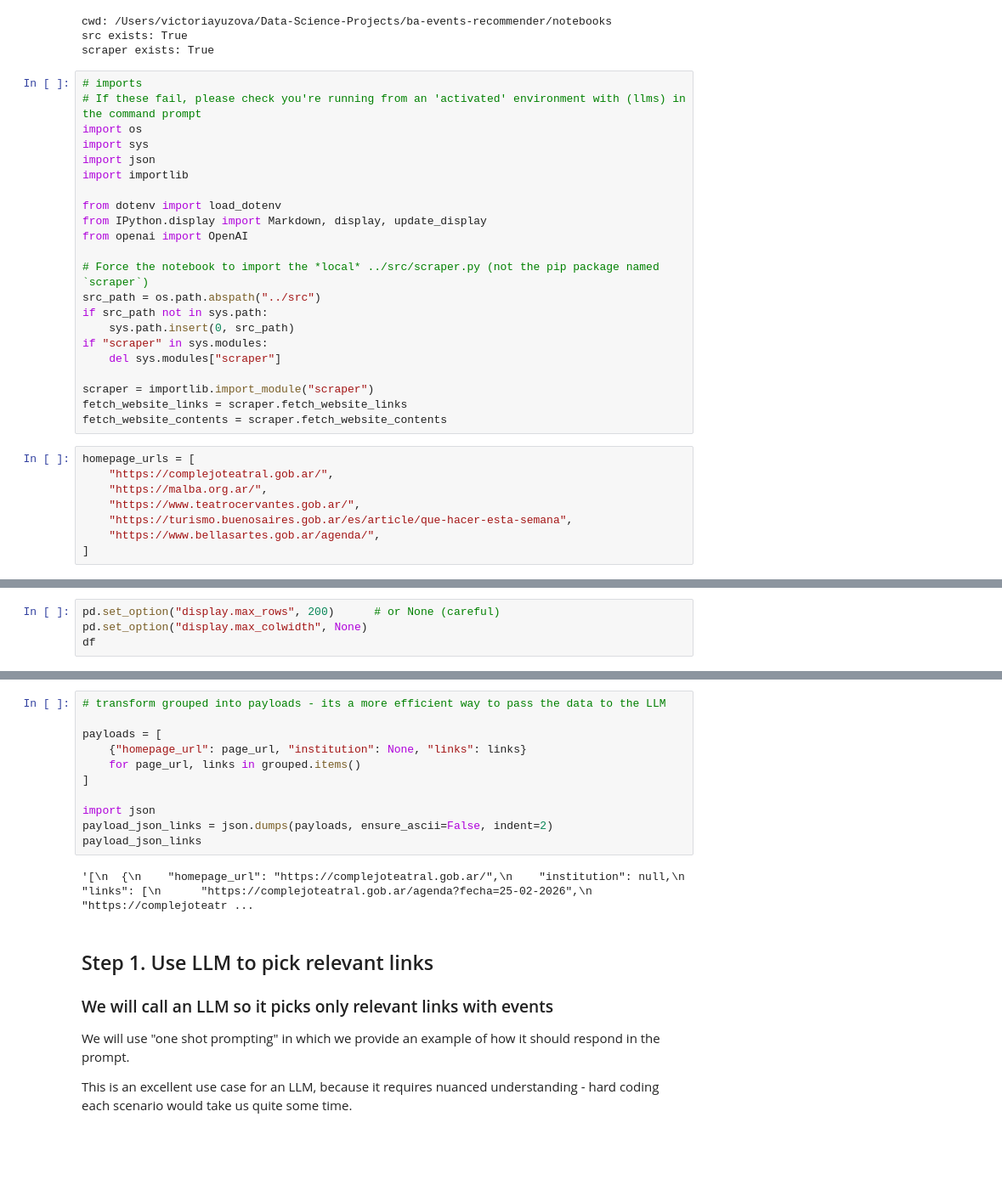
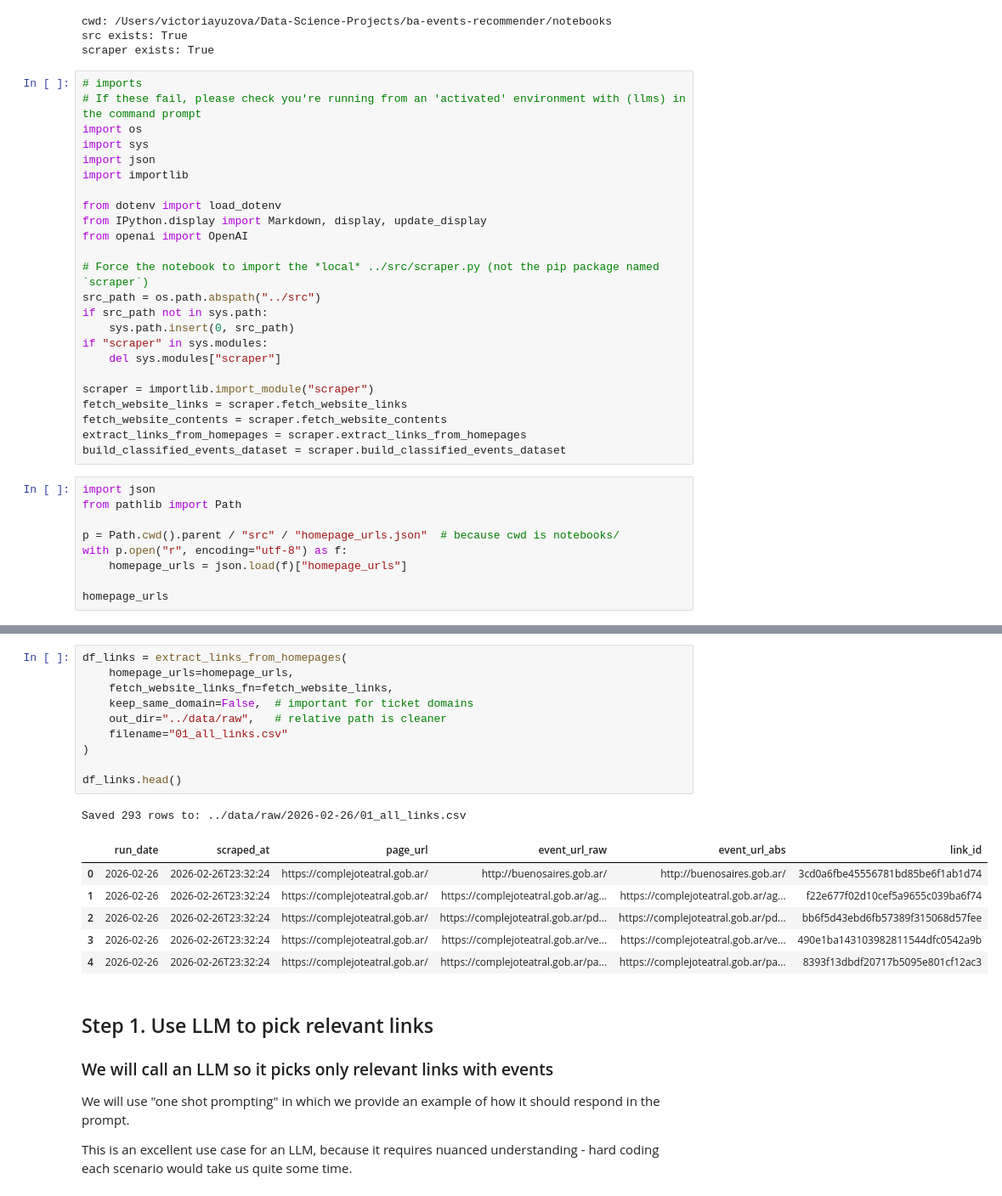
Before and after one commit to victoria-yuzova/ba-events-recommender, a Jupyter notebook: notebooks/2026-02-17- BA Culture Events Scrapper.ipynb, the cells around one changed output, grey strips where cells are left out. Shown at 85% size. Cells and saved outputs as stored; diff of their text form; blank space fills up the shorter version.

Commit message:
building basic events pipeline in 3 steps, removing unnecesary parts

```diff
--- a/notebooks/2026-02-17- BA Culture Events Scrapper.ipynb
+++ b/notebooks/2026-02-17- BA Culture Events Scrapper.ipynb
@@ -35,11 +35,14 @@ if "scraper" in sys.modules:
 scraper = importlib.import_module("scraper")
 fetch_website_links = scraper.fetch_website_links
 fetch_website_contents = scraper.fetch_website_contents
+extract_links_from_homepages = scraper.extract_links_from_homepages
+build_classified_events_dataset = scraper.build_classified_events_dataset
 # %%
-homepage_urls = [
-    "https://complejoteatral.gob.ar/",
-    "https://malba.org.ar/",
-    "https://www.teatrocervantes.gob.ar/",
-    "https://turismo.buenosaires.gob.ar/es/article/que-hacer-esta-semana",
-    "https://www.bellasartes.gob.ar/agenda/",
-]
+import json
+from pathlib import Path
+
+p = Path.cwd().parent / "src" / "homepage_urls.json"  # because cwd is notebooks/
+with p.open("r", encoding="utf-8") as f:
+    homepage_urls = json.load(f)["homepage_urls"]
+
+homepage_urls
@@ -133,4 +54,0 @@ dtype: int64
-# %%
-pd.set_option("display.max_rows", 200)      # or None (careful)
-pd.set_option("display.max_colwidth", None)
-df
@@ -223,16 +55,21 @@ Name: event_url, dtype: object
-# %%
-# transform grouped into payloads - its a more efficient way to pass the data to the LLM
-
-payloads = [
-    {"homepage_url": page_url, "institution": None, "links": links}
-    for page_url, links in grouped.items()
-]
-
-import json
-payload_json_links = json.dumps(payloads, ensure_ascii=False, indent=2)
-payload_json_links
-# %% [output]
-'[\n  {\n    "homepage_url": "https://complejoteatral.gob.ar/",\n    "institution": null,\n    "links": [\n      "https://complejoteatral.gob.ar/agenda?fecha=25-02-2026",\n      "https://complejoteatr ...
+# %%
+df_links = extract_links_from_homepages(
+    homepage_urls=homepage_urls,
+    fetch_website_links_fn=fetch_website_links,
+    keep_same_domain=False,  # important for ticket domains
+    out_dir="../data/raw",   # relative path is cleaner
+    filename="01_all_links.csv"
+)
+
+df_links.head()
+# %% [output]
+Saved 293 rows to: ../data/raw/2026-02-26/01_all_links.csv
+|  | run_date | scraped_at | page_url | event_url_raw | event_url_abs | link_id |
+| 0 | 2026-02-26 | 2026-02-26T23:32:24 | https://complejoteatral.gob.ar/ | http://buenosaires.gob.ar/ | http://buenosaires.gob.ar/ | 3cd0a6fbe45556781bd85be6f1ab1d74 |
+| 1 | 2026-02-26 | 2026-02-26T23:32:24 | https://complejoteatral.gob.ar/ | https://complejoteatral.gob.ar/ag... | https://complejoteatral.gob.ar/ag... | f22e677f02d10cef5a9655c039ba6f74 |
+| 2 | 2026-02-26 | 2026-02-26T23:32:24 | https://complejoteatral.gob.ar/ | https://complejoteatral.gob.ar/pd... | https://complejoteatral.gob.ar/pd... | bb6f5d43ebd6fb57389f315068d57fee |
+| 3 | 2026-02-26 | 2026-02-26T23:32:24 | https://complejoteatral.gob.ar/ | https://complejoteatral.gob.ar/ve... | https://complejoteatral.gob.ar/ve... | 490e1ba143103982811544dfc0542a9b |
+| 4 | 2026-02-26 | 2026-02-26T23:32:24 | https://complejoteatral.gob.ar/ | https://complejoteatral.gob.ar/pa... | https://complejoteatral.gob.ar/pa... | 8393f13dbdf20717b5095e801cf12ac3 |
 # %% [markdown]
 ## Step 1. Use LLM to pick relevant links
 
```
Also changed, not shown: parts of 21 cells of this notebook, 2 other files.
